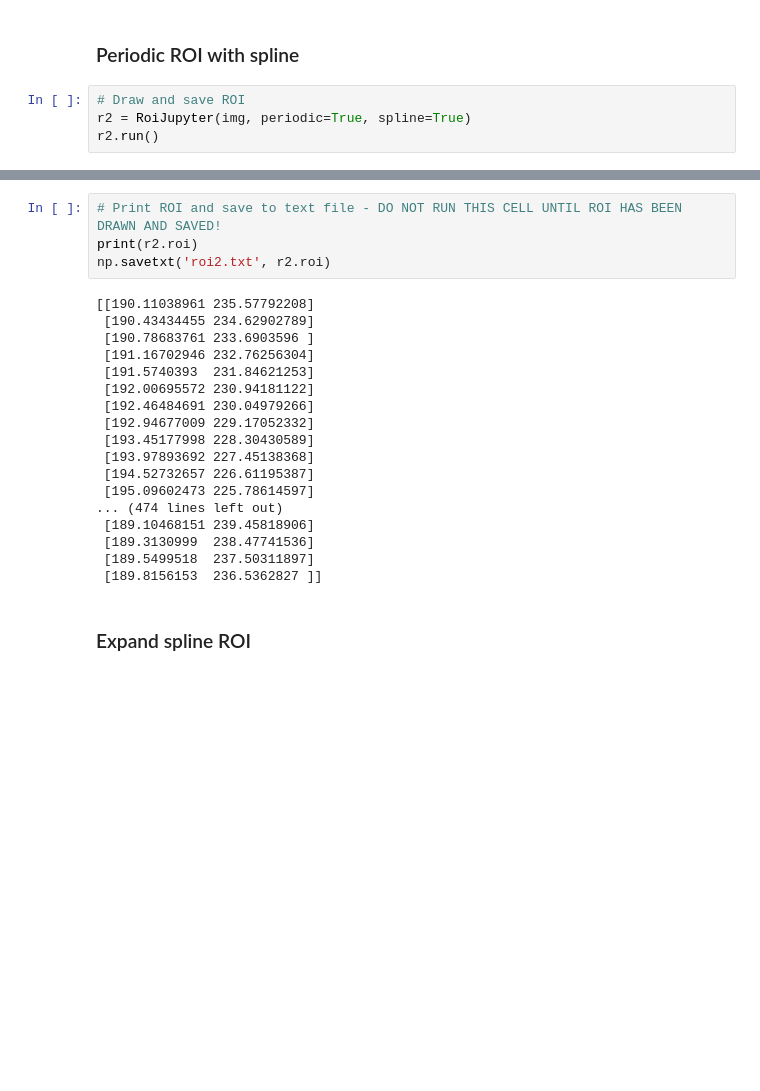
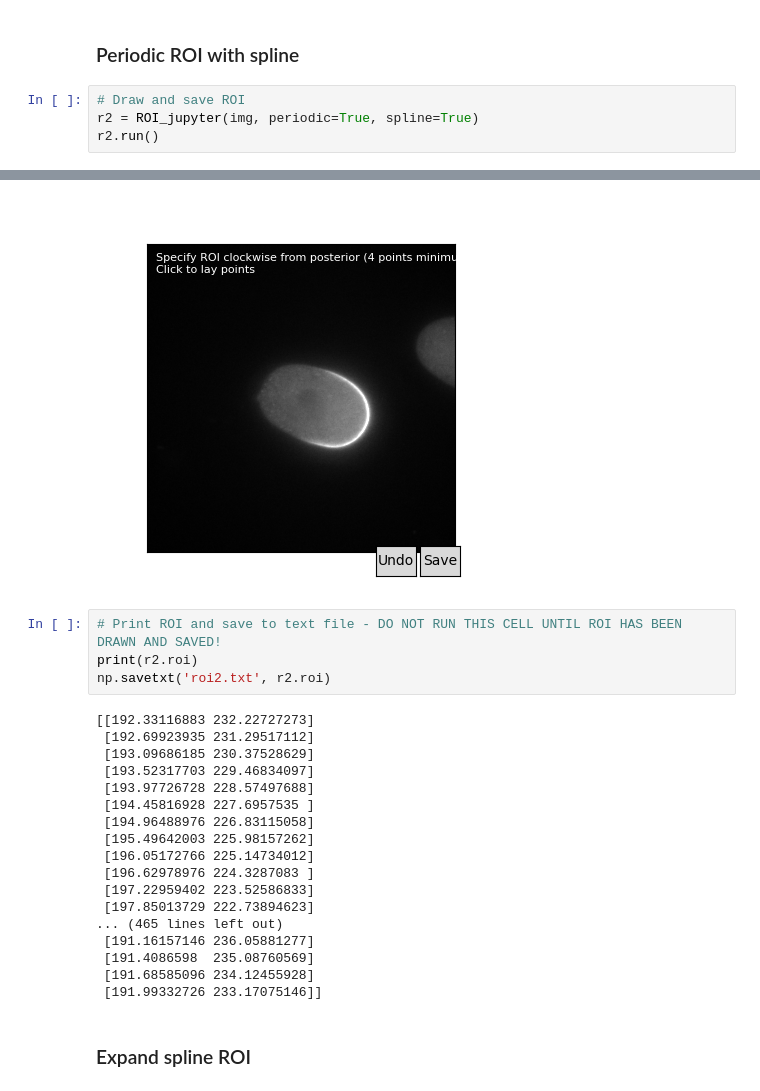
Before and after one commit to tsmbland/matplotlib-polyroi, a Jupyter notebook: scripts/Demonstration.ipynb, the cells around one changed output, grey strips where cells are left out. Cells and saved outputs as stored; diff of their text form; blank space fills up the shorter version.

```diff
--- a/scripts/Demonstration.ipynb
+++ b/scripts/Demonstration.ipynb
@@ -43,6 +40,6 @@ np.savetxt('roi1.txt', r1.roi)
 ### Periodic ROI with spline
 # %%
 # Draw and save ROI
-r2 = RoiJupyter(img, periodic=True, spline=True)
+r2 = ROI_jupyter(img, periodic=True, spline=True)
 r2.run()
 # %% [output]
@@ -51,25 +46,26 @@ r2.run()
+[figure, added]
 # %%
 # Print ROI and save to text file - DO NOT RUN THIS CELL UNTIL ROI HAS BEEN DRAWN AND SAVED!
 print(r2.roi)
 np.savetxt('roi2.txt', r2.roi)
 # %% [output]
-[[190.11038961 235.57792208]
- [190.43434455 234.62902789]
- [190.78683761 233.6903596 ]
- [191.16702946 232.76256304]
- [191.5740393  231.84621253]
- [192.00695572 230.94181122]
- [192.46484691 230.04979266]
- [192.94677009 229.17052332]
- [193.45177998 228.30430589]
- [193.97893692 227.45138368]
- [194.52732657 226.61195387]
- [195.09602473 225.78614597]
-... (474 lines left out)
- [189.10468151 239.45818906]
- [189.3130999  238.47741536]
- [189.5499518  237.50311897]
- [189.8156153  236.5362827 ]]
+[[192.33116883 232.22727273]
+ [192.69923935 231.29517112]
+ [193.09686185 230.37528629]
+ [193.52317703 229.46834097]
+ [193.97726728 228.57497688]
+ [194.45816928 227.6957535 ]
+ [194.96488976 226.83115058]
+ [195.49642003 225.98157262]
+ [196.05172766 225.14734012]
+ [196.62978976 224.3287083 ]
+ [197.22959402 223.52586833]
+ [197.85013729 222.73894623]
+... (465 lines left out)
+ [191.16157146 236.05881277]
+ [191.4086598  235.08760569]
+ [191.68585096 234.12455928]
+ [191.99332726 233.17075146]]
 # %% [markdown]
 ### Expand spline ROI
 # %%
```
Also changed, not shown: parts of 8 cells of this notebook, 4 other files.
